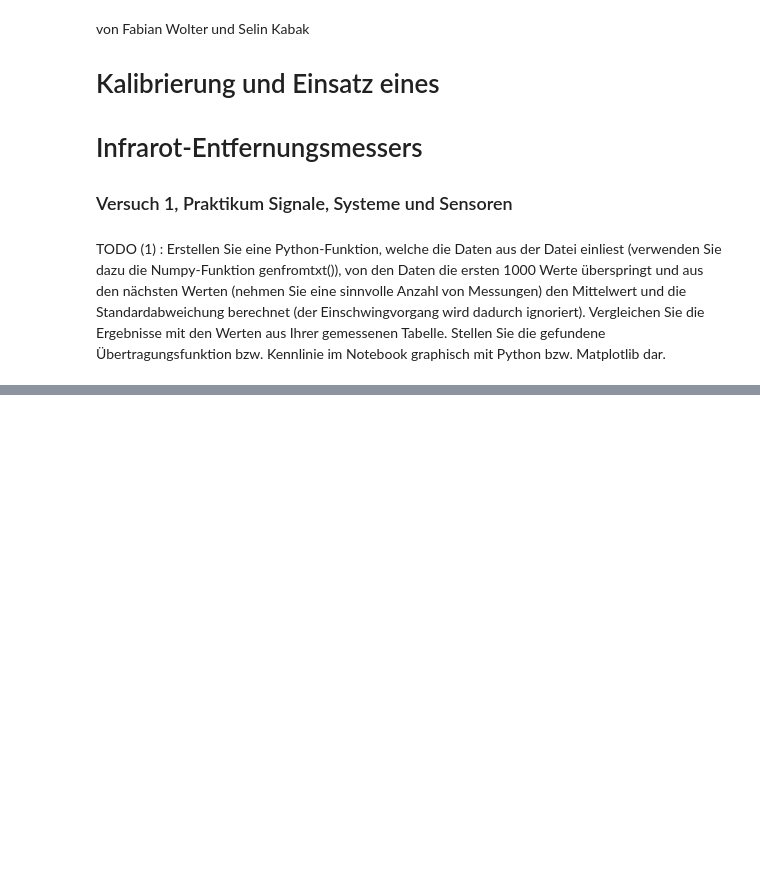
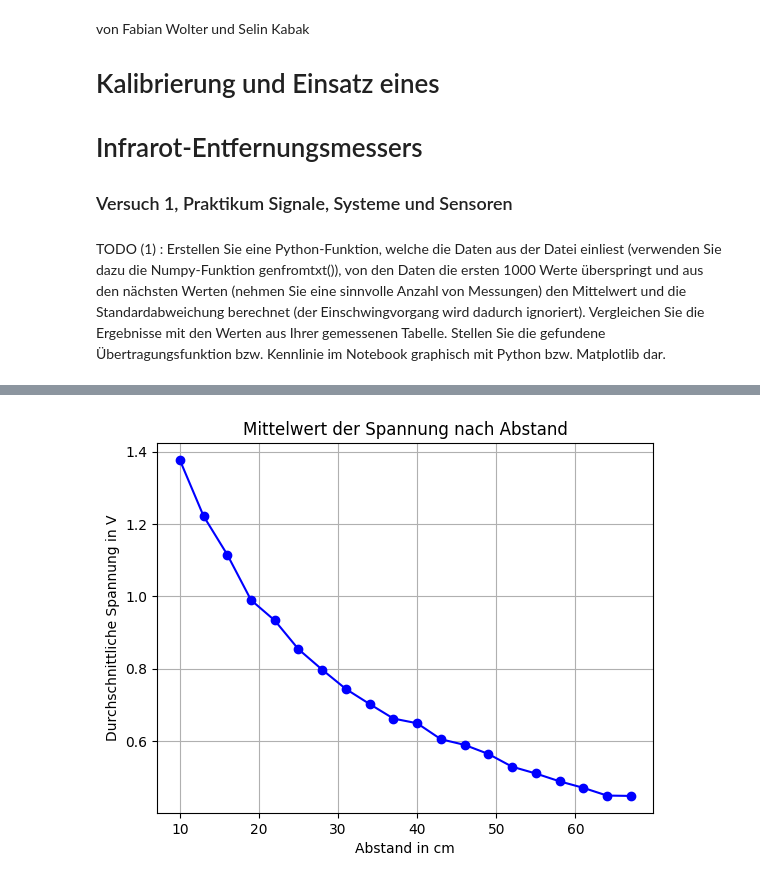
Before and after one commit to tigcho/HTWG-AIN, a Jupyter notebook: AIN3/sss/versuch1/entfernungsmesser.ipynb, the cells around one changed output, grey strips where cells are left out. Saved outputs shown, nothing was run; the diff lists cells and outputs as text; code cells hidden in the pictures; blank space fills up the shorter version.

Commit message:
versuch1 progress :3

```diff
--- a/AIN3/sss/versuch1/entfernungsmesser.ipynb
+++ b/AIN3/sss/versuch1/entfernungsmesser.ipynb
@@ -73,0 +107,92 @@ plt.show()
+# %%
+import numpy as np
+import os
+import matplotlib.pyplot as plt
+
+def processData(file_path, skip_header=1000):
+    try:
+        data = np.genfromtxt(
+            file_path,
+            delimiter=';',
+            skip_header=skip_header,
+            usecols=(1),
+            converters={1: lambda s: float(s.decode('utf-8').replace(',', '.'))}
+        )
+        mean = np.mean(data)
+        std = np.std(data)
+        return mean, std
+    except Exception as e:
+        print(f"Fehler beim Einlesen")
+
+directory = '/home/selin/HTWG-AIN/AIN3/sss/versuch1/data/'
+distance = np.arange(10, 70, 3)
+
+# Werte speichen
+means = []
+std_devs = []
+
+for dist in distance:
+    file_path = os.path.join(directory, f'{dist}cm.csv')
+    mean, std = processData(file_path)
+
+    if mean is not None and std is not None:
+        means.append(mean)
+        std_devs.append(std)
+    else:
+        means.append(None)  # Fehlende Werte für fehlende Dateien
+        std_devs.append(None)
+
+# Plot des Mittelwerts
+plt.figure()
+plt.plot(distance, means, 'bo-', label='Mittelwert')
+plt.xlabel('Abstand in cm')
+plt.ylabel('Durchschnittliche Spannung in V')
+plt.title('Mittelwert der Spannung nach Abstand')
+plt.grid(True)
+plt.show()
+
+# Plot der Standardabweichung
+plt.figure()
+plt.plot(distance, std_devs, 'ro-', label='Standardabweichung')
+plt.xlabel('Abstand in cm')
+plt.ylabel('Standardabweichung der Spannung in V')
+plt.title('Standardabweichung der Spannung nach Abstand')
+plt.grid(True)
+plt.show()
+
+#####################################################################################################################################################
+
+import numpy as np
+
+logmeans = np.log(means)
+logdistance = np.log(distance)
+
+def linear_regression(x, y):
+    mean_x = np.mean(x)
+    mean_y = np.mean(y)
+    m = np.sum((x - mean_x) * (y - mean_y)) / np.sum((x - mean_x)**2)
+    b = mean_y - m * mean_x
+
+    return m, b
+
+m, b = linear_regression(logdistance, logmeans)
+
+plt.figure()
+plt.plot(logdistance, logmeans, 'bo-', label='Mittelwert logarithmiert')
+plt.plot(logdistance, m*logdistance + b, 'r-', label='Lineare Regression')
+plt.xlabel('Abstand in cm (logarithmiert)')
+plt.ylabel('Durchschnittliche Spannung in V (logarithmiert)')
+plt.title('Mittelwert der Spannung nach Abstand (logarithmiert) und lineare Regression')
+plt.grid(True)
+plt.show()
+
+plt.figure()
+plt.plot(distance, means, 'bo-', label='Mittelwert')
+plt.plot(distance, np.exp(m*logdistance + b), 'r-', label='Lineare Regression')
+plt.xlabel('Abstand in cm')
+plt.ylabel('Durchschnittliche Spannung in V')
+plt.title('Mittelwert der Spannung nach Abstand und lineare Regression')
+plt.grid(True)
+plt.show()
+# %% [output]
+[figure, added]
```
Also changed, not shown: parts of 4 cells of this notebook, 5 other files.
